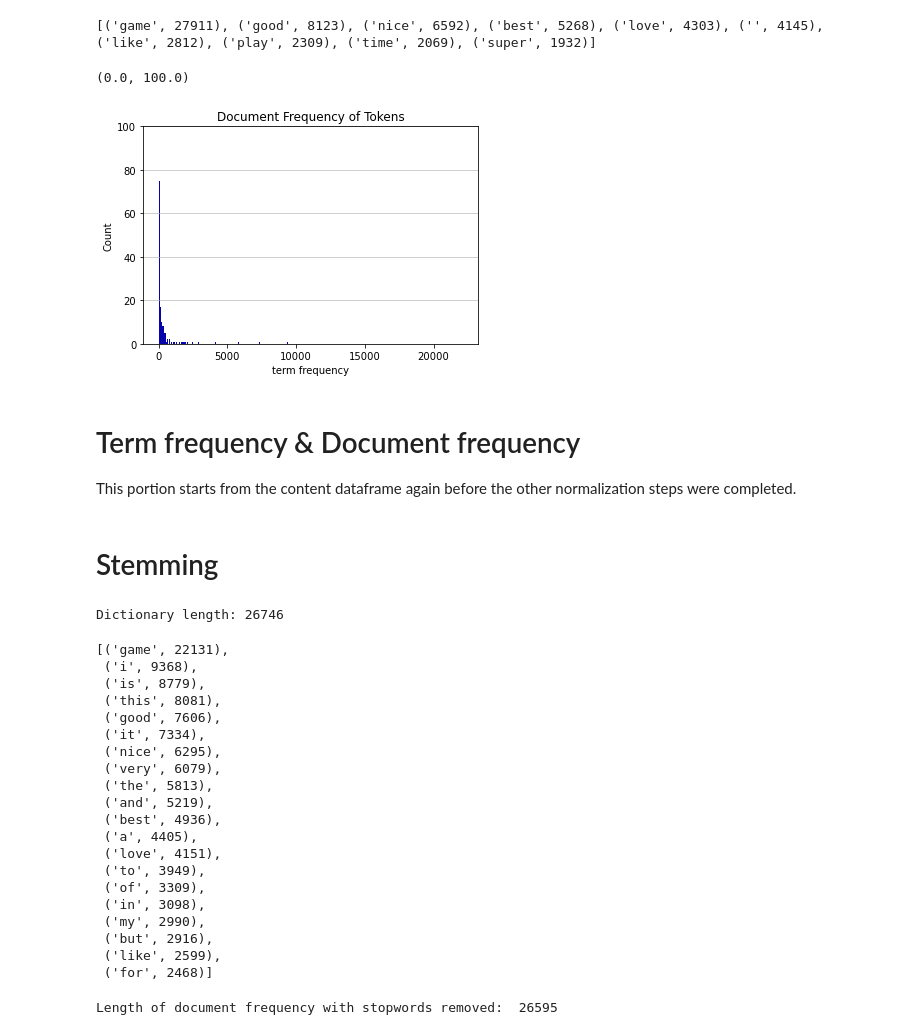
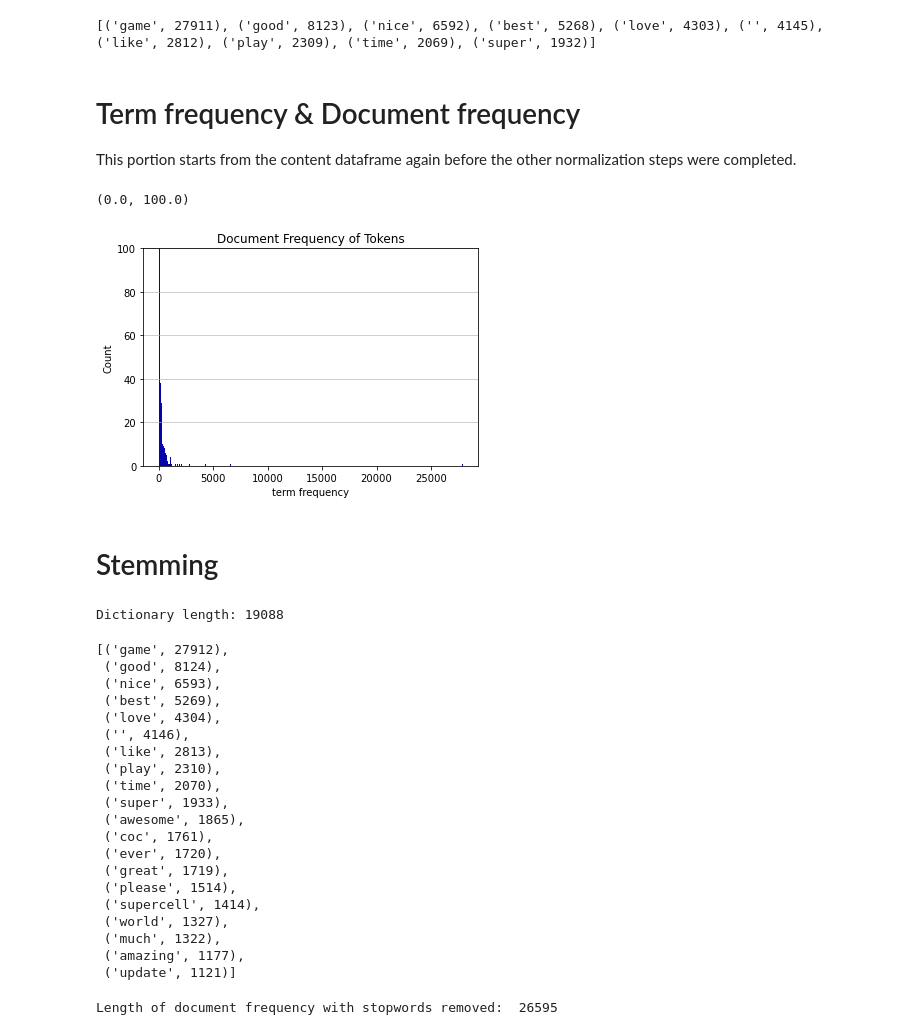
Before and after one commit to nagemnat/clash_of_clans_570, a Jupyter notebook: ClashOfClans_TextAnalysis.ipynb, the cells around one changed output. Saved outputs shown, nothing was run; the diff lists cells and outputs as text; code cells hidden in the pictures.

```diff
--- a/ClashOfClans_TextAnalysis.ipynb
+++ b/ClashOfClans_TextAnalysis.ipynb
@@ -88,7 +88,7 @@ nltk.download('stopwords')
 all_stopwords = set(stopwords.words('english'))
 
 #remove stopwords
-norrmalized_tokens = [norrmalized_tokens for norrmalized_tokens in norrmalized_tokens if norrmalized_tokens not in all_stopwords]
+norrmalized_tokens = [norrmalized_tokens for norrmalized_tokens in norrmalized_tokens if norrmalized_tokens not in all_stopwords
 
 #look at length after stopwords removed
 len(norrmalized_tokens)
@@ -114,19 +114,6 @@ fdist = nltk.FreqDist(norrmalized_tokens)
 print(fdist.most_common(10))
 # %% [output]
 [('game', 27911), ('good', 8123), ('nice', 6592), ('best', 5268), ('love', 4303), ('', 4145), ('like', 2812), ('play', 2309), ('time', 2069), ('super', 1932)]
-# %%
-#Plot frequency distribution of tokens
-n, bins, patches = plt.hist(x=list(df_dict.values()), bins=1000, color="#0504aa")
-plt.grid(axis="y", alpha=0.75)
-plt.xlabel("term frequency")
-plt.ylabel("Count")
-plt.title("Document Frequency of Tokens")
-maxfreq = n.max()
-# Set a clean upper y-axis limit.
-plt.ylim(ymax=100)
-# %% [output]
-(0.0, 100.0)
-[figure, removed]
 # %% [markdown]
 # Term frequency & Document frequency
 
@@ -134,11 +142,12 @@ This portion starts from the content dataframe again before the other normalizat
 # %%
 #create dictionary to count term frequency and document frequency
+#cell uses normalized tokens with stop words removed
 tf_dict = {} #term frequency
 df_dict = (
     Counter()
 ) #for document frequency
 
-for idx, tokens in enumerate(content):
+for idx, tokens in enumerate(norrmalized_tokens):
     tf_dict[idx] = Counter()
     tokens = str(tokens)
     tokens = tokens.split(' ')
@@ -151,34 +160,47 @@ for idx, tokens in enumerate(content):
         else:
             tf_dict[idx][token] = 1
             df_dict[token] += 1
+# %%
+#Plot frequency distribution of tokens
+n, bins, patches = plt.hist(x=list(df_dict.values()), bins=500, color="#0504aa")
+plt.grid(axis="y", alpha=0.75)
+plt.xlabel("term frequency")
+plt.ylabel("Count")
+plt.title("Document Frequency of Tokens")
+maxfreq = n.max()
+# Set a clean upper y-axis limit.
+plt.ylim(ymax=100)
+# %% [output]
+(0.0, 100.0)
+[figure, added]
 # %% [markdown]
 # Stemming
 # %%
 print('Dictionary length: {}'.format(len(df_dict)))
 # %% [output]
-Dictionary length: 26746
+Dictionary length: 19088
 # %%
 #look at the 20 most common words
 df_dict.most_common(20)
 # %% [output]
-[('game', 22131),
- ('i', 9368),
- ('is', 8779),
- ('this', 8081),
- ('good', 7606),
- ('it', 7334),
- ('nice', 6295),
- ('very', 6079),
- ('the', 5813),
- ('and', 5219),
- ('best', 4936),
- ('a', 4405),
- ('love', 4151),
- ('to', 3949),
- ('of', 3309),
- ('in', 3098),
- ('my', 2990),
- ('but', 2916),
- ('like', 2599),
- ('for', 2468)]
+[('game', 27912),
+ ('good', 8124),
+ ('nice', 6593),
+ ('best', 5269),
+ ('love', 4304),
+ ('', 4146),
+ ('like', 2813),
+ ('play', 2310),
+ ('time', 2070),
+ ('super', 1933),
+ ('awesome', 1865),
+ ('coc', 1761),
+ ('ever', 1720),
+ ('great', 1719),
+ ('please', 1514),
+ ('supercell', 1414),
+ ('world', 1327),
+ ('much', 1322),
+ ('amazing', 1177),
+ ('update', 1121)]
 # %%
```
Also changed, not shown: parts of 8 cells of this notebook, 2 other files.
